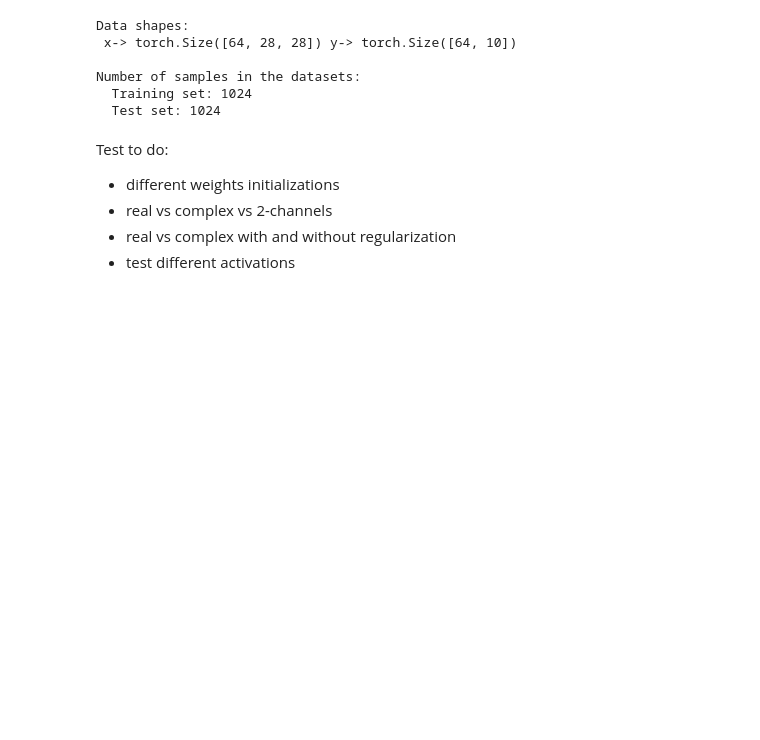
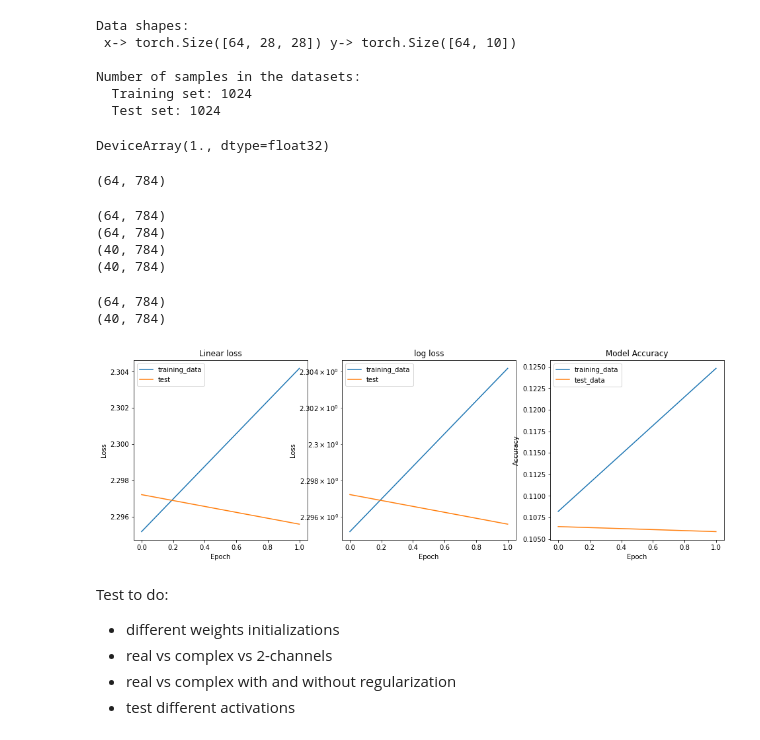
Before and after one commit to MattiaPujatti/complex-valued-deep-learning-for-condition-monitoring, a Jupyter notebook: Testing_ComplexNet_Properties.ipynb, the cells around one changed output. Saved outputs shown, nothing was run; the diff lists cells and outputs as text; code cells hidden in the pictures; blank space fills up the shorter version.

```diff
--- a/Testing_ComplexNet_Properties.ipynb
+++ b/Testing_ComplexNet_Properties.ipynb
@@ -227,21 +232,0 @@ from complex_nn.utils import initialize_cmplx_haiku_model
-# %%
-class ComplexMLP(hk.Module):
-
-    def __init__(self):
-        super().__init__()
-        self.fc1 = Cmplx_Linear(5)
-        self.fc2 = Cmplx_Linear(16)
-        self.fc3 = Cmplx_Linear(10)
-
-        self.dropout = Dropout(0.3)
-        self.flatten = hk.Flatten()
-
-        self.act = cardioid
-
-    def __call__(self, z, is_training):
-        z = self.flatten(z)
-        z = self.act(self.fc1(z))
-        z = self.dropout(z)
-        #z = self.act(self.fc2(z))
-        z = self.fc3(z)
-        return z
@@ -253,13 +246,47 @@ import jax.numpy as jnp
+# %%
+categorical_accuracy(model, params, dummy_batch[0][0].unsqueeze(0).numpy(), dummy_batch[1][0].reshape(1,-1).numpy(), jax.random.PRNGKey(0), state)
+# %% [output]
+DeviceArray(1., dtype=float32)
+# %%
+class ComplexMLP(hk.Module):
+
+    def __init__(self):
+        super().__init__()
+        self.fc1 = Cmplx_Linear(10)
+        self.fc2 = Cmplx_Linear(16)
+        self.fc3 = Cmplx_Linear(10)
+
+        self.dropout = Dropout(0.3)
+        self.flatten = hk.Flatten()
+
+        self.act = cardioid
+
+    def __call__(self, z, is_training):
+        z = self.flatten(z)
+        z = self.act(self.fc1(z))
+        z = self.dropout(z)
+        #z = self.act(self.fc2(z))
+        z = self.fc3(z)
+        return z
 # %%
 hc = Haiku_Classifier(rng_seed=42, with_state=True)
-_ = hc.train(n_epochs = 1000,
+_ = hc.train(n_epochs = 2,
              model = ComplexMLP,
              optimizer = cmplx_adam(step_size=1e-3),
              train_dataloader = train_dl,
              test_dataloader = test_dl,
              verbose = False)
 
 small_training_summary(hc.training_history)
+# %% [output]
+(64, 784)
+(64, 784)
+(64, 784)
+(40, 784)
+(40, 784)
+(64, 784)
+(40, 784)
+[figure, added]
 # %%
 class TwoCH_MLP(hk.Module):
 
```
Also changed, not shown: parts of 5 cells of this notebook, 13 other files.
